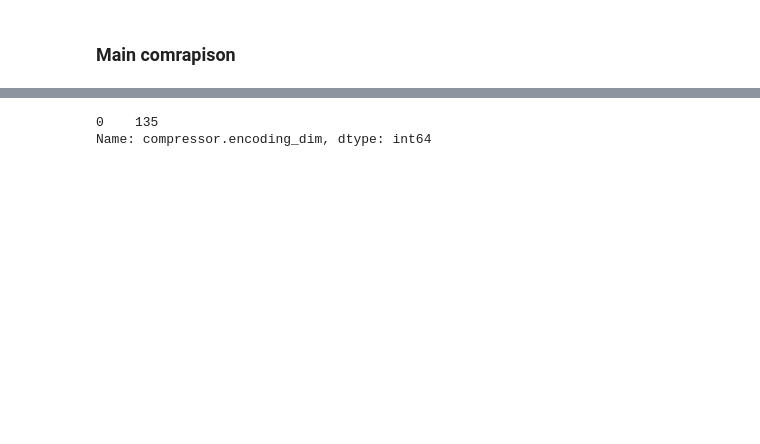
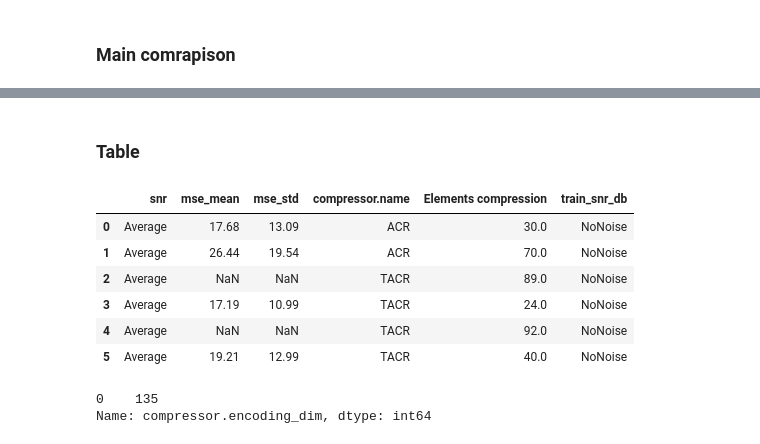
Before and after one commit to alessiodevoto/peekvit, a Jupyter notebook: result_processing_august3.ipynb, the cells around one changed output, grey strips where cells are left out. Saved outputs shown, nothing was run; the diff lists cells and outputs as text; code cells hidden in the pictures; blank space fills up the shorter version.

```diff
--- a/result_processing_august3.ipynb
+++ b/result_processing_august3.ipynb
@@ -669,0 +1003,2 @@ unique_combinations_collector
+# %% [markdown]
+### Table
@@ -670,3 +1202,13 @@ unique_combinations_collector
+# %%
+new_df
+# %% [output]
+|  | snr | mse_mean | mse_std | compressor.name | Elements compression | train_snr_db |
+| 0 | Average | 17.68 | 13.09 | ACR | 30.0 | NoNoise |
+| 1 | Average | 26.44 | 19.54 | ACR | 70.0 | NoNoise |
+| 2 | Average | NaN | NaN | TACR | 89.0 | NoNoise |
+| 3 | Average | 17.19 | 10.99 | TACR | 24.0 | NoNoise |
+| 4 | Average | NaN | NaN | TACR | 92.0 | NoNoise |
+| 5 | Average | 19.21 | 12.99 | TACR | 40.0 | NoNoise |
 # %%
 df[(df['compressor.name'] =='TAC')&(df['train_snr_db'] == 'random')]['compressor.encoding_dim']
 # %% [output]
```
Also changed, not shown: parts of 22 cells of this notebook, 8 other files.
